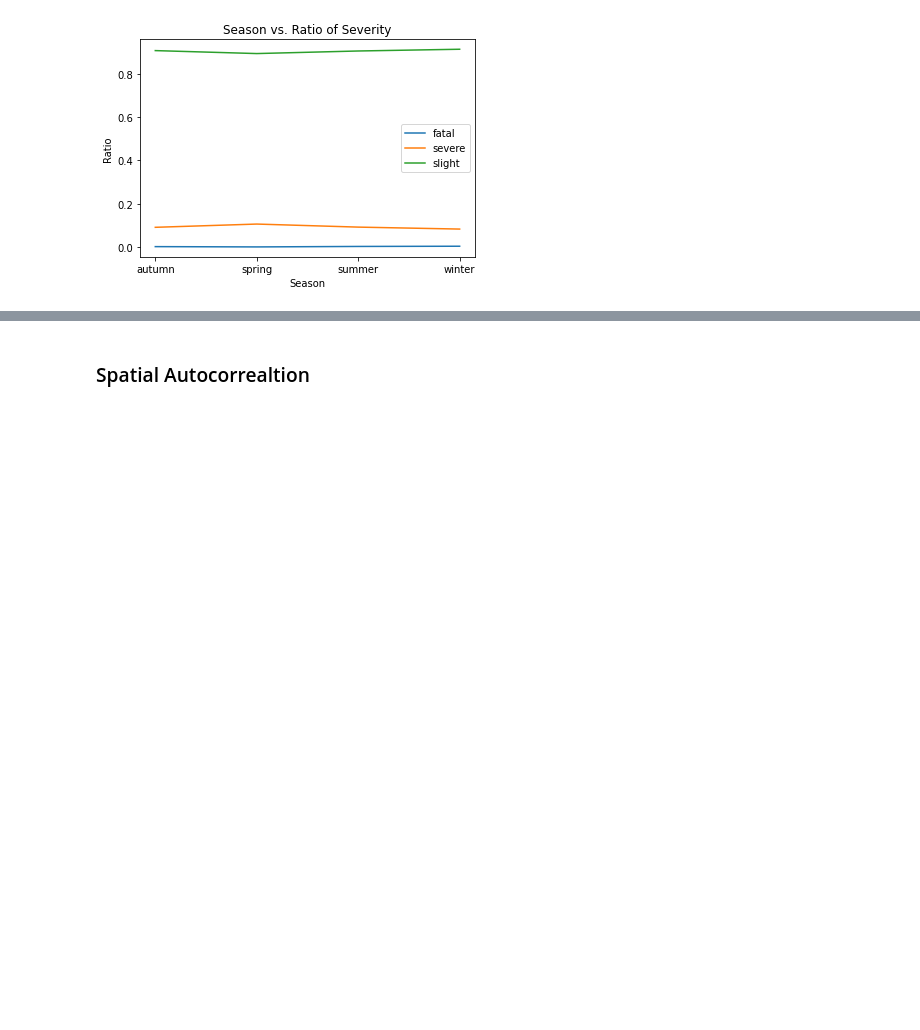
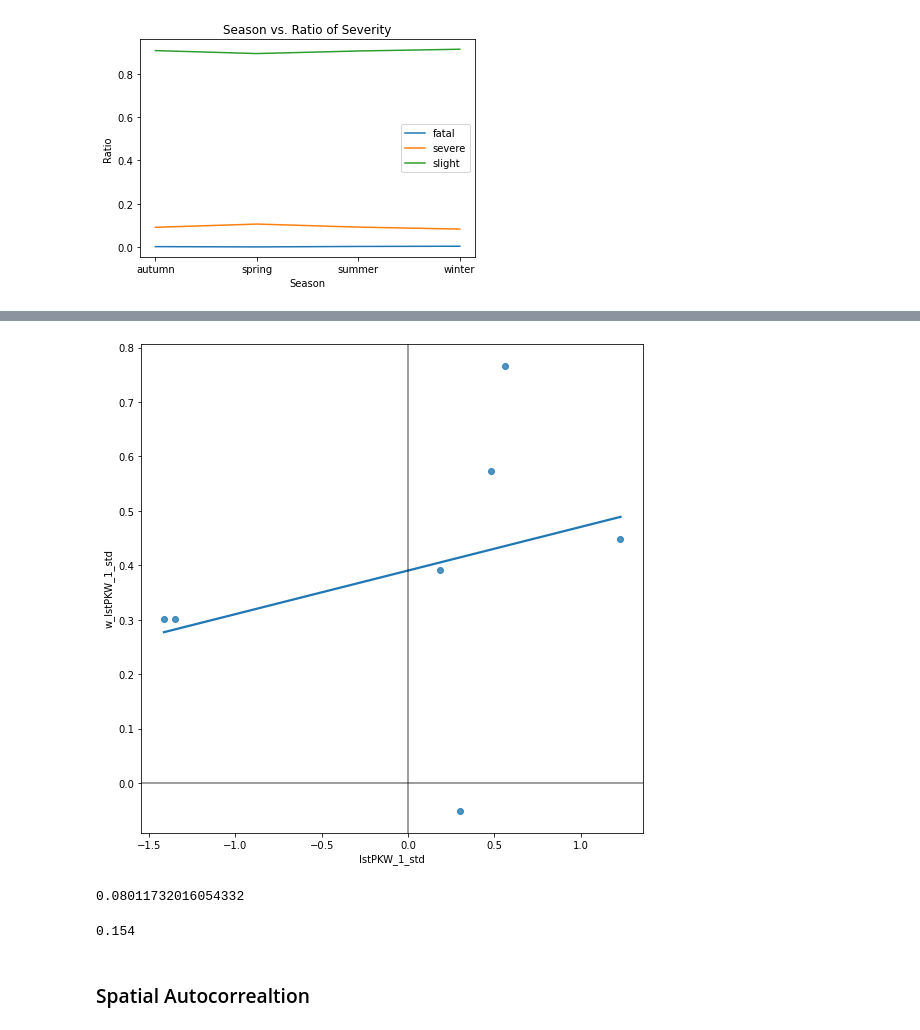
Before and after one commit to juthoma22/gds, a Jupyter notebook: data_collection.ipynb, the cells around one changed output, grey strips where cells are left out. Cells and saved outputs as stored; diff of their text form; code cells hidden in the pictures; blank space fills up the shorter version.

```diff
--- a/data_collection.ipynb
+++ b/data_collection.ipynb
@@ -364,0 +536,2 @@ plt.show()
+# %%
+df_grouped['w_IstPKW_1'] = weights.lag_spatial(w, df_grouped['IstPKW_1']) # we pass the weights object and the column with values to base the spatial lag on
@@ -364,0 +547,16 @@ plt.show()
+# %%
+df_grouped['IstPKW_1_std'] = (df_grouped['IstPKW_1'] - df_grouped['IstPKW_1'].mean()) / df_grouped['IstPKW_1'].std()
+# %%
+df_grouped['w_IstPKW_1_std'] = weights.lag_spatial(w, df_grouped['IstPKW_1_std'])
+# %%
+# Setup the figure and axis
+f, ax = plt.subplots(1, figsize=(9, 9))
+# Plot values
+sns.regplot(x='IstPKW_1_std', y='w_IstPKW_1_std', data=df_grouped, ci=None)
+# Add vertical and horizontal lines
+plt.axvline(0, c='k', alpha=0.5)
+plt.axhline(0, c='k', alpha=0.5)
+# Display
+plt.show()
+# %% [output]
+[figure, added]
@@ -365,2 +565,10 @@ plt.show()
+# %%
+mi.I
+# %% [output]
+0.08011732016054332
+# %%
+mi.p_sim
+# %% [output]
+0.154
 # %% [markdown]
 ### Spatial Autocorrealtion
```
Also changed, not shown: parts of 31 cells of this notebook.
